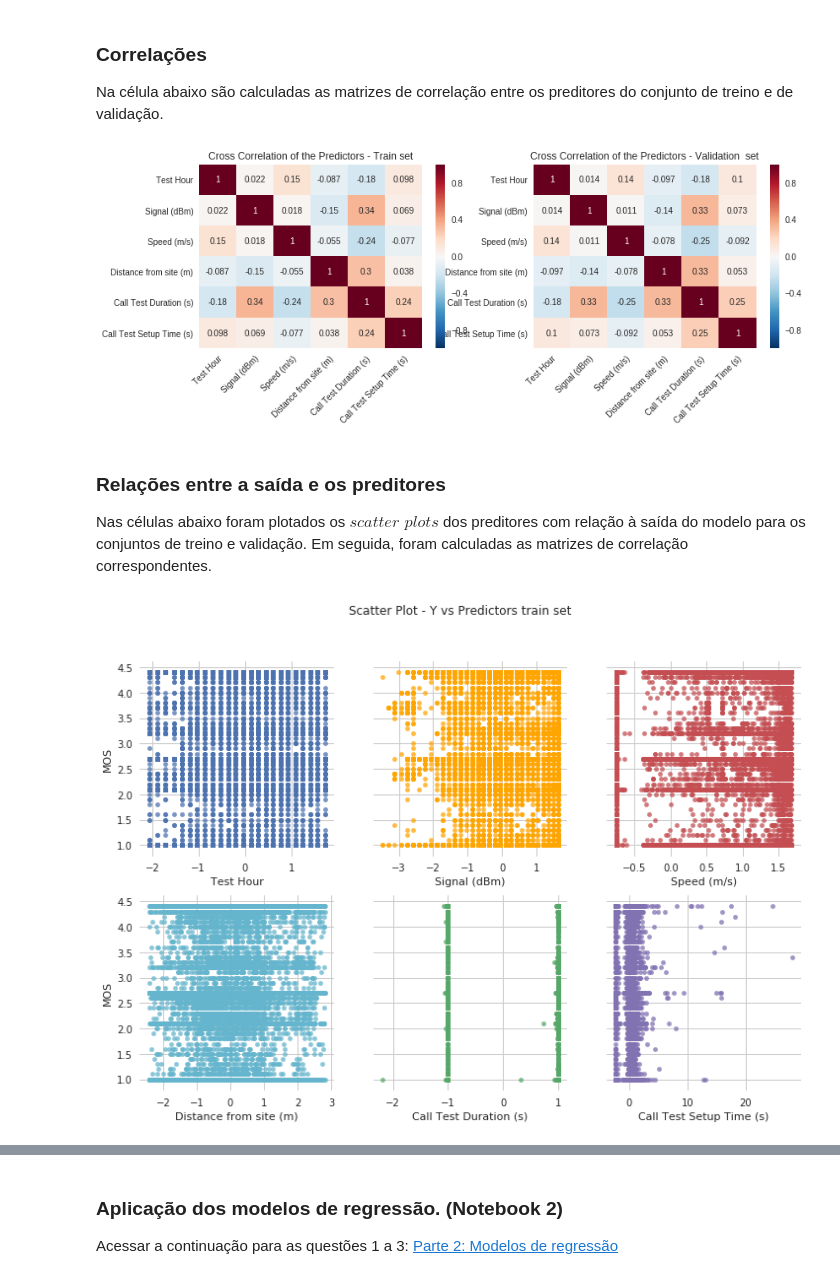
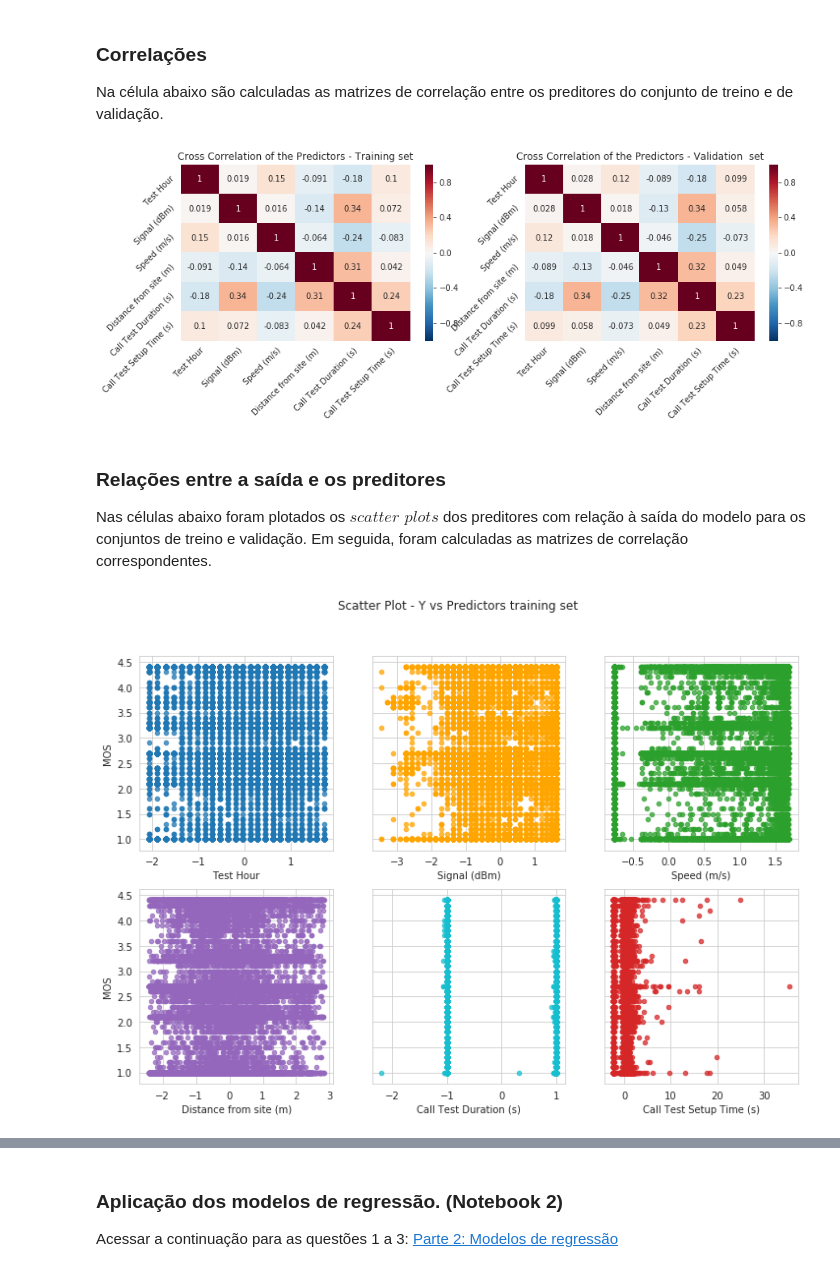
Before and after one commit to ezequiasjunior/ica2019.2, a Jupyter notebook: Homework02/preprocessing_data_hw02.ipynb, the cells around one changed output, grey strips where cells are left out. Cells and saved outputs as stored; diff of their text form; code cells hidden in the pictures.

```diff
--- a/Homework02/preprocessing_data_hw02.ipynb
+++ b/Homework02/preprocessing_data_hw02.ipynb
@@ -29,7 +29,7 @@ import pandas as pd
 import matplotlib.pyplot as plt
 import seaborn as sns
 from scipy.stats import yeojohnson
-plt.style.use('seaborn')
+sns.set_style("whitegrid")
 np.set_printoptions(3)
 # %%
 # Usefull funtions:
@@ -314,15 +314,12 @@ nível de qualidade experienciada.
 # Extract hour information of Date Of Test column:
 date_of_test = target_data['Date Of Test']
 test_hour = date_of_test.apply(lambda dt: dt.hour)
-
-# Visualizing:
-# plt.figure()
-# plt.scatter(np.arange(10000), test_hour.values[:10000], c=target_data['MOS'][:10000], cmap= 'viridis', marker='x')
-# plt.colorbar()
+test_hour = test_hour.apply(float) # convert int values of time to float
 
 # Add hour column to dataframe and drop the column 'Date Of Test'
 target_data = target_data.drop(columns='Date Of Test')
-target_data.insert(0, 'Test Hour', test_hour.apply(float)) # convert int values of time to float
+target_data.insert(0, 'Test Hour', test_hour)
+
 display(target_data.head())
 display(target_data.describe().T)
 # %% [output]
@@ -578,20 +574,20 @@ target_data.to_excel('trated_mos_data.xlsx', index=False)
 
 Nas células abaixo, os dados serão divididos e salvos em tabelas `.xlsx`, bem como será armazenado em um outro conjunto os dados de MOS como saída Y dos modelos de regressão a serem estudados.
 # %%
-# Split the dataset 1/3 = validation | 2/3 train:
-train_set, valid_set = split_data(target_data, rate=2/3)
+# Split the dataset 1/10 = validation | 9/10 training:
+train_set, valid_set = split_data(target_data, rate=9/10)
 
 # Extract the outcome:
 Y_train = train_set['MOS']
 Y_valid = valid_set['MOS']
 
-# Remove the 'MOS' cloumns of the train and validation sets:
+# Remove the 'MOS' cloumns of the training and validation sets:
 train_set = train_set.drop(columns='MOS')
 valid_set = valid_set.drop(columns='MOS')
 
 # Saving the outcome data:
-Y_train.to_excel('hw2-data/Y_mos_train.xlsx', index=False)
-Y_valid.to_excel('hw2-data/Y_mos_valid.xlsx', index=False)
+Y_train.to_excel('hw2-data/Y_mos_training.xlsx', index=False)
+Y_valid.to_excel('hw2-data/Y_mos_validation.xlsx', index=False)
 # %%
 # View:
 print('Train Set:')
@@ -600,7 +596,7 @@ unc_monovar(train_set)
 # Visualizing data distribution:
 fig, ax = plt.subplots(2, 3, figsize=(15, 7))
 ax = ax.ravel()
-fig.suptitle('Histogram of the Train set Data')
+fig.suptitle('Histogram of the Training set Data')
 for i in range(0, 6):
     ax[i].set_xlabel(train_set.columns[i])
     ax[0].set_ylabel('Frequency')
@@ -619,7 +615,7 @@ for i in range(0, 6):
     ax[i].set_xlabel(valid_set.columns[i])
     ax[0].set_ylabel('Frequency')
     ax[3].set_ylabel('Frequency')
-    ax[i].hist(valid_set.iloc[:, i], bins=20, color='C2', alpha=.75)
+    ax[i].hist(valid_set.iloc[:, i], bins=20, color='C3', alpha=.75)
 # plt.savefig('hw02-figs/hist_data.pdf')
 # %% [output]
 Train Set:
@@ -667,42 +663,45 @@ t_corr = scaled_train_set.corr()
 v_corr = scaled_valid_set.corr()
 
 # Visualizing the correlation matrix as heatmap:
-fig, ax = plt.subplots(1, 2, figsize=(13,4))
+fig, ax = plt.subplots(1, 2, figsize=(14,4))
 sns.heatmap(t_corr, annot=True, cmap='RdBu_r', vmin=-1, vmax=1, ax=ax[0])
 sns.heatmap(v_corr, annot=True, cmap='RdBu_r', vmin=-1, vmax=1, ax=ax[1])
 
-ax[0].set_title('Cross Correlation of the Predictors - Train set')
+ax[0].set_title('Cross Correlation of the Predictors - Training set')
 ax[0]
 ax[1].set_title('Cross Correlation of the Predictors - Validation  set')
 plt.setp(ax[0].get_xticklabels(), rotation=45, ha="right",
          rotation_mode="anchor")
+plt.setp(ax[0].get_yticklabels(), rotation=45, ha="right",
+         rotation_mode="anchor")
 plt.setp(ax[1].get_xticklabels(), rotation=45, ha="right",
          rotation_mode="anchor")
-# fig = ax.get_figure()
+plt.setp(ax[1].get_yticklabels(), rotation=45, ha="right",
+         rotation_mode="anchor")
 plt.show()
-# fig.savefig('hw01-figs/data_corr.pdf', bbox_inches='tight')
+fig.savefig('hw02-figs/data_corr_treino_test.pdf', bbox_inches='tight')
 # %% [output]
-[figure, old version]
+[figure, new version]
 # %% [markdown]
 ### Relações entre a saída e os preditores
 
 Nas células abaixo foram plotados os $\textit{scatter plots}$ dos preditores com relação à saída do modelo para os
 conjuntos de treino e validação. Em seguida, foram calculadas as matrizes de correlação correspondentes.
 # %%
-# Plot scatter plot between predictors and the outcome value for the train set:
+# Plot scatter plot between predictors and the outcome value for the training set:
 sns.set_style("whitegrid")
-colors = ['C0','orange','C2','C5','C1','C3']
+colors = ['C0','orange','C2','C4','C9','C3']
 fig, ax = plt.subplots(2, 3, figsize=(12, 8), sharey=True)
-plt.suptitle('Scatter Plot - Y vs Predictors train set')
+plt.suptitle('Scatter Plot - Y vs Predictors training set')
 ax = ax.ravel()
 for i in range(0, 6):
     ax[i].scatter(scaled_train_set.iloc[:,i].values, Y_train.values, s=20, c=colors[i], alpha=.75)
     ax[i].set_xlabel(scaled_train_set.columns[i])
     ax[0].set_ylabel(Y_train.name)
     ax[3].set_ylabel(Y_train.name)
 plt.show()
 # %% [output]
-[figure, old version]
+[figure, new version]
 # %%
 # Scatter Plot  plot between predictors and the outcome value for the validation set:
 sns.set_style("whitegrid")
```
Also changed, not shown: parts of 15 cells of this notebook, 36 other files.
